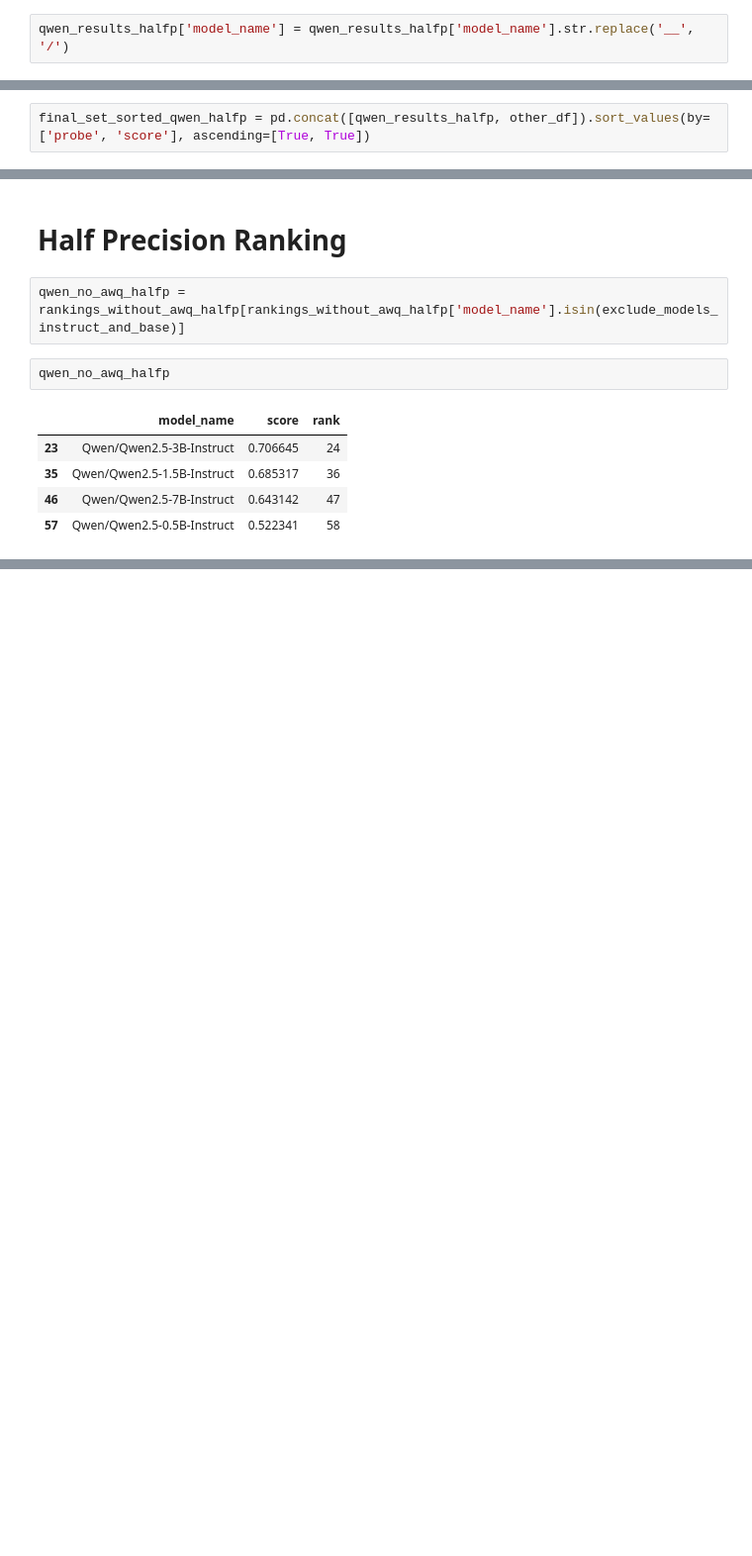
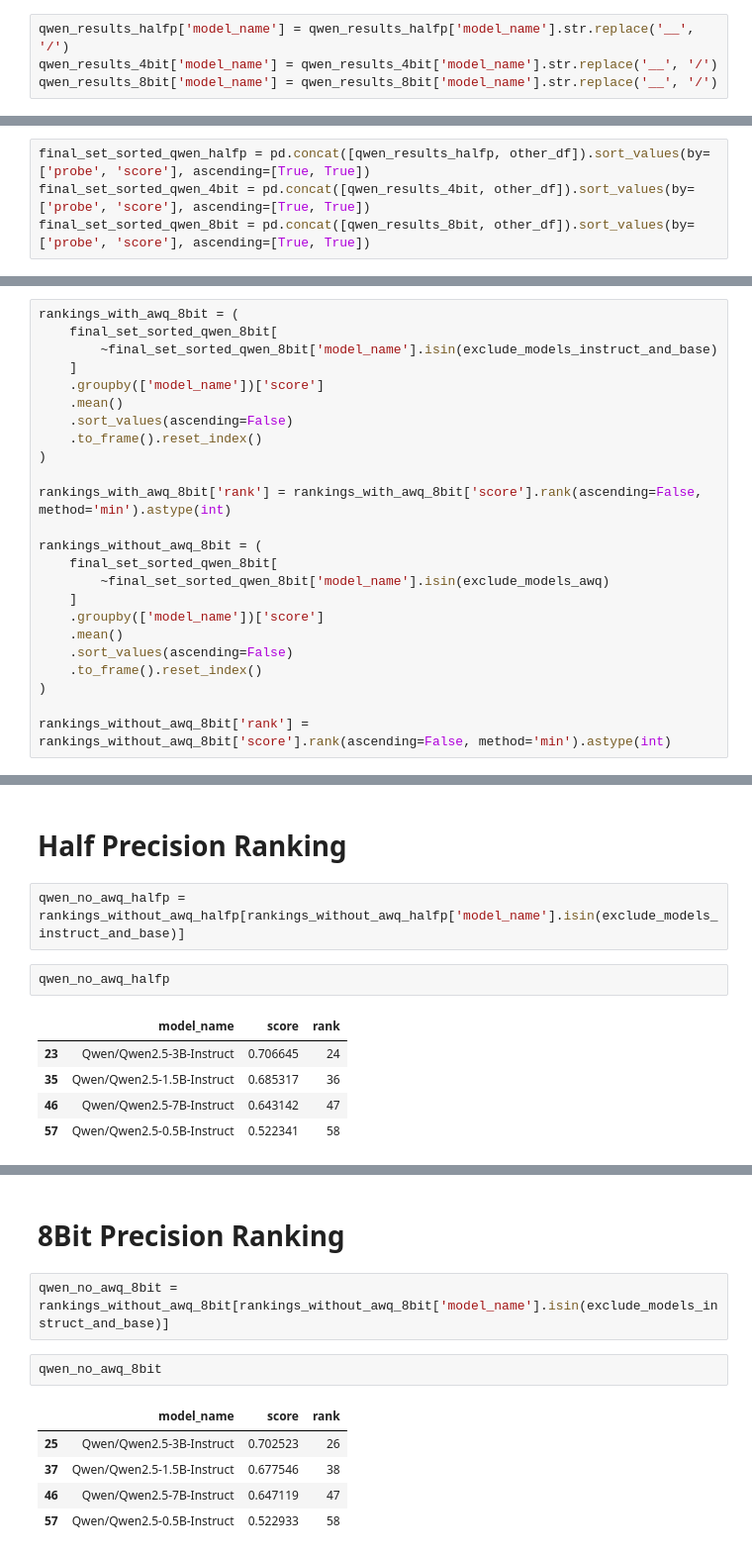
Before and after one commit to BachelorarbeitTharrmeehan/holmes-evaluation, a Jupyter notebook: research-quantization.ipynb, the cells around one changed output, grey strips where cells are left out. Shown at 99% size. Drawn from its saved outputs; the diff is of its cells as text; blank space fills up the shorter version.

```diff
--- a/research-quantization.ipynb
+++ b/research-quantization.ipynb
@@ -119,6 +155,8 @@ qwen_results_og
 1955 rows × 5 columns
 # %%
 qwen_results_halfp['model_name'] = qwen_results_halfp['model_name'].str.replace('__', '/')
+qwen_results_4bit['model_name'] = qwen_results_4bit['model_name'].str.replace('__', '/')
+qwen_results_8bit['model_name'] = qwen_results_8bit['model_name'].str.replace('__', '/')
 # %%
 other_df = other_models.drop(columns=['Unnamed: 0', 'probing dataset', 'linguistic subfield', 'linguistic phenomena', 'probe type', 'train portion']).melt(id_vars=["probe"], var_name="model_name", value_name="score").groupby(["probe", "model_name"], as_index=False).mean()
 
@@ -137,6 +175,8 @@ final_set_subfield_sorted = pd.concat([qwen_subfield, other_subfield]).sort_valu
 final_set_phenomena_sorted = pd.concat([qwen_phenomena, other_phenomena]).sort_values(by=['linguistic phenomena', 'score'], ascending=[True, True])
 # %%
 final_set_sorted_qwen_halfp = pd.concat([qwen_results_halfp, other_df]).sort_values(by=['probe', 'score'], ascending=[True, True])
+final_set_sorted_qwen_4bit = pd.concat([qwen_results_4bit, other_df]).sort_values(by=['probe', 'score'], ascending=[True, True])
+final_set_sorted_qwen_8bit = pd.concat([qwen_results_8bit, other_df]).sort_values(by=['probe', 'score'], ascending=[True, True])
 # %%
 fig = px.bar(
     final_set_sorted,
@@ -716,3 +780,27 @@ rankings_without_awq_halfp['rank'] = rankings_without_awq_halfp['score'].rank(as
+# %%
+rankings_with_awq_8bit = (
+    final_set_sorted_qwen_8bit[
+        ~final_set_sorted_qwen_8bit['model_name'].isin(exclude_models_instruct_and_base)
+    ]
+    .groupby(['model_name'])['score']
+    .mean()
+    .sort_values(ascending=False)
+    .to_frame().reset_index()
+)
+
+rankings_with_awq_8bit['rank'] = rankings_with_awq_8bit['score'].rank(ascending=False, method='min').astype(int)
+
+rankings_without_awq_8bit = (
+    final_set_sorted_qwen_8bit[
+        ~final_set_sorted_qwen_8bit['model_name'].isin(exclude_models_awq)
+    ]
+    .groupby(['model_name'])['score']
+    .mean()
+    .sort_values(ascending=False)
+    .to_frame().reset_index()
+)
+
+rankings_without_awq_8bit['rank'] = rankings_without_awq_8bit['score'].rank(ascending=False, method='min').astype(int)
 # %%
 print("Rankings including AWQ models but excluding other Qwen models:")
 print(rankings_with_awq)
@@ -852,0 +958,12 @@ qwen_no_awq_halfp
+# %% [markdown]
+# 8Bit Precision Ranking
+# %%
+qwen_no_awq_8bit = rankings_without_awq_8bit[rankings_without_awq_8bit['model_name'].isin(exclude_models_instruct_and_base)]
+# %%
+qwen_no_awq_8bit
+# %% [output]
+|  | model_name | score | rank |
+| 25 | Qwen/Qwen2.5-3B-Instruct | 0.702523 | 26 |
+| 37 | Qwen/Qwen2.5-1.5B-Instruct | 0.677546 | 38 |
+| 46 | Qwen/Qwen2.5-7B-Instruct | 0.647119 | 47 |
+| 57 | Qwen/Qwen2.5-0.5B-Instruct | 0.522933 | 58 |
```
Also changed, not shown: parts of 13 cells of this notebook, 3 other files.
